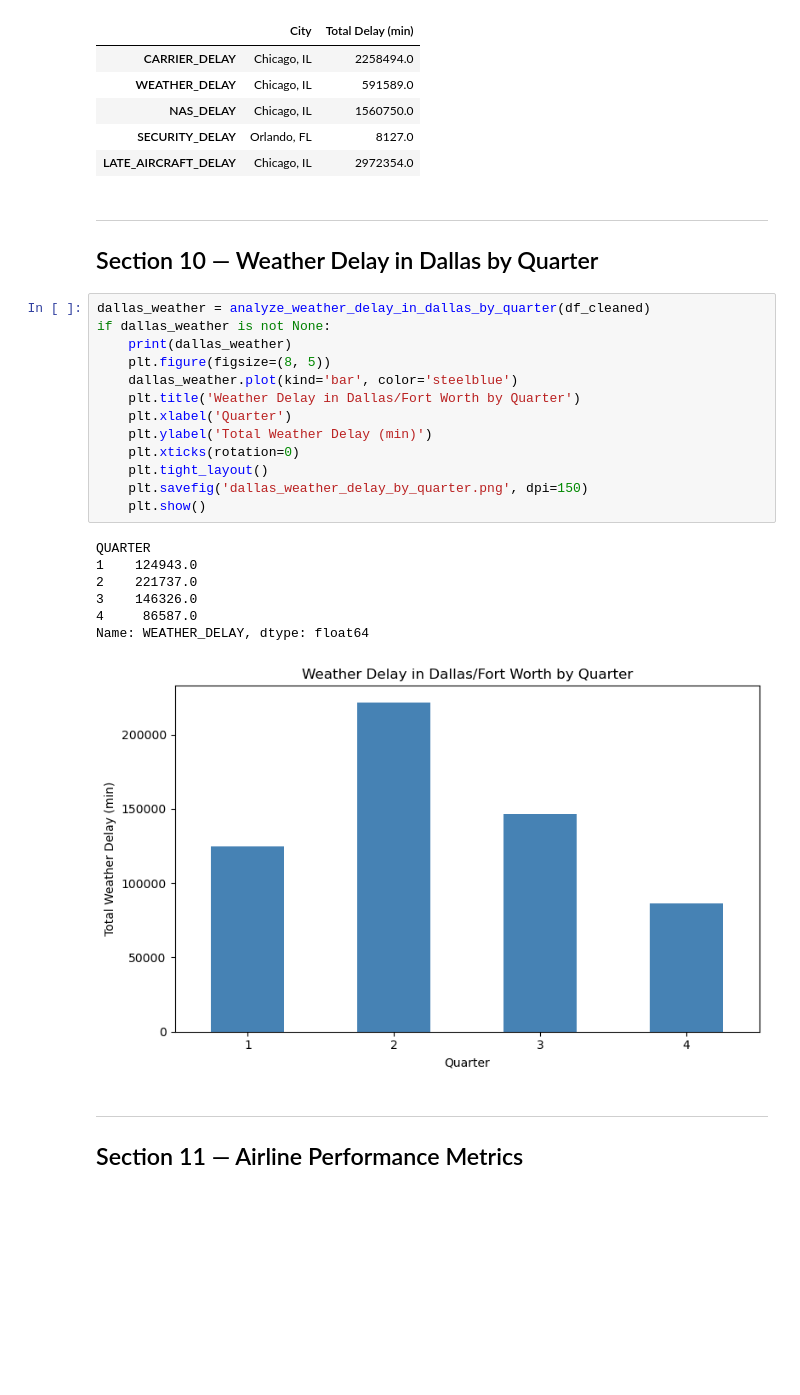
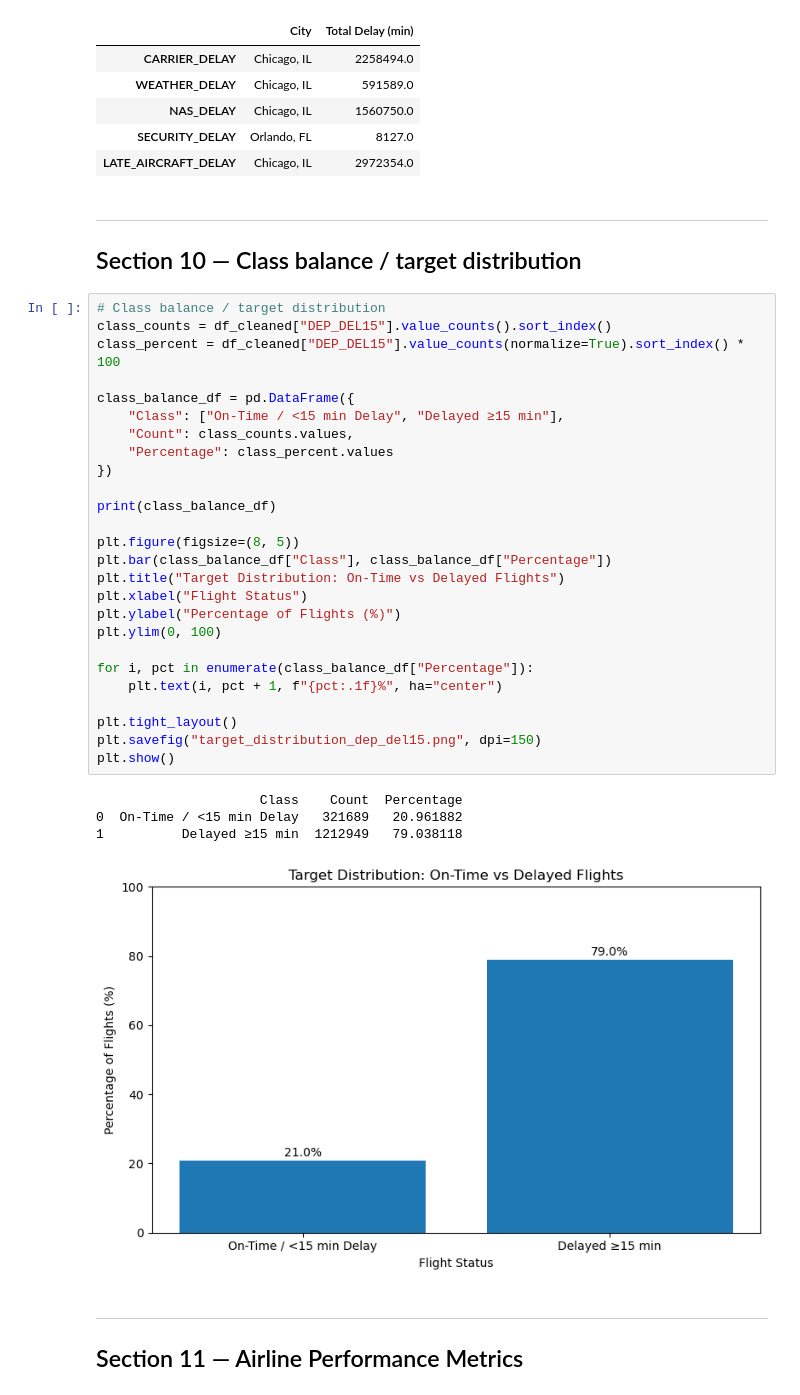
Before and after one commit to yp479-ry/final_project_XYZLW, a Jupyter notebook: Final_project_code/flight_delay_prediction.ipynb, the cells around one changed output. Saved outputs shown, nothing was run; the diff lists cells and outputs as text; blank space fills up the shorter version.

Commit message:
Updated Section 10

```diff
--- a/Final_project_code/flight_delay_prediction.ipynb
+++ b/Final_project_code/flight_delay_prediction.ipynb
@@ -805,28 +805,38 @@ Top origin city for each delay reason:
 | LATE_AIRCRAFT_DELAY | Chicago, IL | 2972354.0 |
 # %% [markdown]
 ---
-## Section 10 — Weather Delay in Dallas by Quarter
+## Section 10 — Class balance / target distribution
 # %%
-dallas_weather = analyze_weather_delay_in_dallas_by_quarter(df_cleaned)
-if dallas_weather is not None:
-    print(dallas_weather)
-    plt.figure(figsize=(8, 5))
-    dallas_weather.plot(kind='bar', color='steelblue')
-    plt.title('Weather Delay in Dallas/Fort Worth by Quarter')
-    plt.xlabel('Quarter')
-    plt.ylabel('Total Weather Delay (min)')
-    plt.xticks(rotation=0)
-    plt.tight_layout()
-    plt.savefig('dallas_weather_delay_by_quarter.png', dpi=150)
-    plt.show()
+# Class balance / target distribution
+class_counts = df_cleaned["DEP_DEL15"].value_counts().sort_index()
+class_percent = df_cleaned["DEP_DEL15"].value_counts(normalize=True).sort_index() * 100
+
+class_balance_df = pd.DataFrame({
+    "Class": ["On-Time / <15 min Delay", "Delayed ≥15 min"],
+    "Count": class_counts.values,
+    "Percentage": class_percent.values
+})
+
+print(class_balance_df)
+
+plt.figure(figsize=(8, 5))
+plt.bar(class_balance_df["Class"], class_balance_df["Percentage"])
+plt.title("Target Distribution: On-Time vs Delayed Flights")
+plt.xlabel("Flight Status")
+plt.ylabel("Percentage of Flights (%)")
+plt.ylim(0, 100)
+
+for i, pct in enumerate(class_balance_df["Percentage"]):
+    plt.text(i, pct + 1, f"{pct:.1f}%", ha="center")
+
+plt.tight_layout()
+plt.savefig("target_distribution_dep_del15.png", dpi=150)
+plt.show()
 # %% [output]
-QUARTER
-1    124943.0
-2    221737.0
-3    146326.0
-4     86587.0
-Name: WEATHER_DELAY, dtype: float64
+                     Class    Count  Percentage
+0  On-Time / <15 min Delay   321689   20.961882
+1          Delayed ≥15 min  1212949   79.038118
-[figure, old version]
+[figure, new version]
 # %% [markdown]
 ---
 ## Section 11 — Airline Performance Metrics
```
Also changed, not shown: 1 other file.
